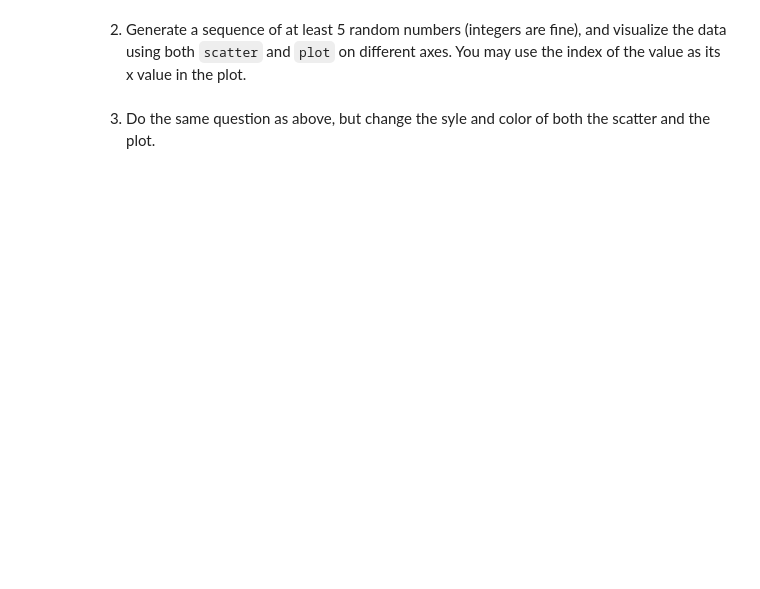
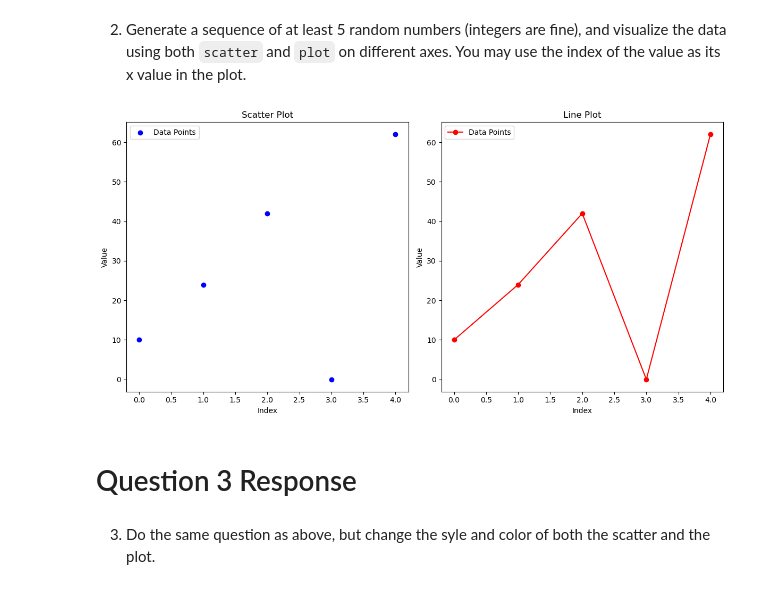
Before and after one commit to hanenia/pyplot, a Jupyter notebook: pyplot.ipynb, the cells around one changed output. Saved outputs shown, nothing was run; the diff lists cells and outputs as text; code cells hidden in the pictures; blank space fills up the shorter version.

```diff
--- a/pyplot.ipynb
+++ b/pyplot.ipynb
@@ -25,4 +88,37 @@ letter_freq = dict(Counter(TEXT))
 # %% [markdown]
 2. Generate a sequence of at least 5 random numbers (integers are fine), and visualize the data using both `scatter` and `plot` on different axes.  You may use the index of the value as its x value in the plot.
+# %%
+import matplotlib.pyplot as plt
+import numpy as np
+
+# Generate random numbers
+random_numbers = np.random.randint(0, 100, 5)  # Generate 5 random integers between 0 and 100
+
+# Create a sequence of indices for the data points
+indices = np.arange(len(random_numbers))
+
+# Create a figure and axis objects
+fig, (scatter_ax, plot_ax) = plt.subplots(nrows=1, ncols=2, figsize=(12, 6))
+
+# Scatter plot
+scatter_ax.scatter(indices, random_numbers, color='blue', label='Data Points')
+scatter_ax.set_title('Scatter Plot')
+scatter_ax.set_xlabel('Index')
+scatter_ax.set_ylabel('Value')
+scatter_ax.legend()
+
+# Plot
+plot_ax.plot(indices, random_numbers, color='red', marker='o', linestyle='-', label='Data Points')
+plot_ax.set_title('Line Plot')
+plot_ax.set_xlabel('Index')
+plot_ax.set_ylabel('Value')
+plot_ax.legend()
+
+plt.tight_layout()
+plt.show()
+# %% [output]
+[figure, added]
+# %% [markdown]
+# Question 3 Response
 # %% [markdown]
 3. Do the same question as above, but change the syle and color of both the scatter and the plot.
```
Also changed, not shown: parts of 6 cells of this notebook.
